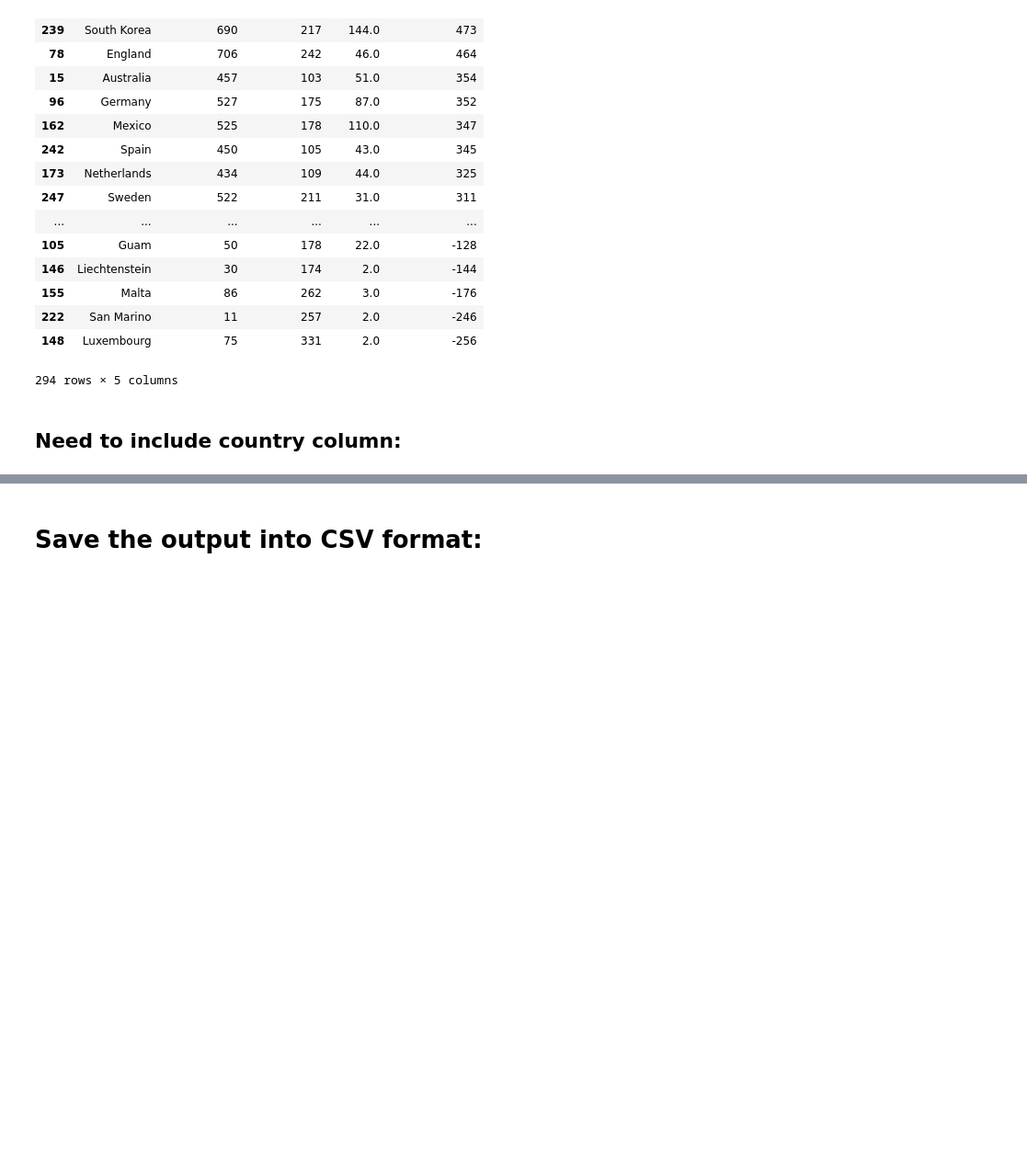
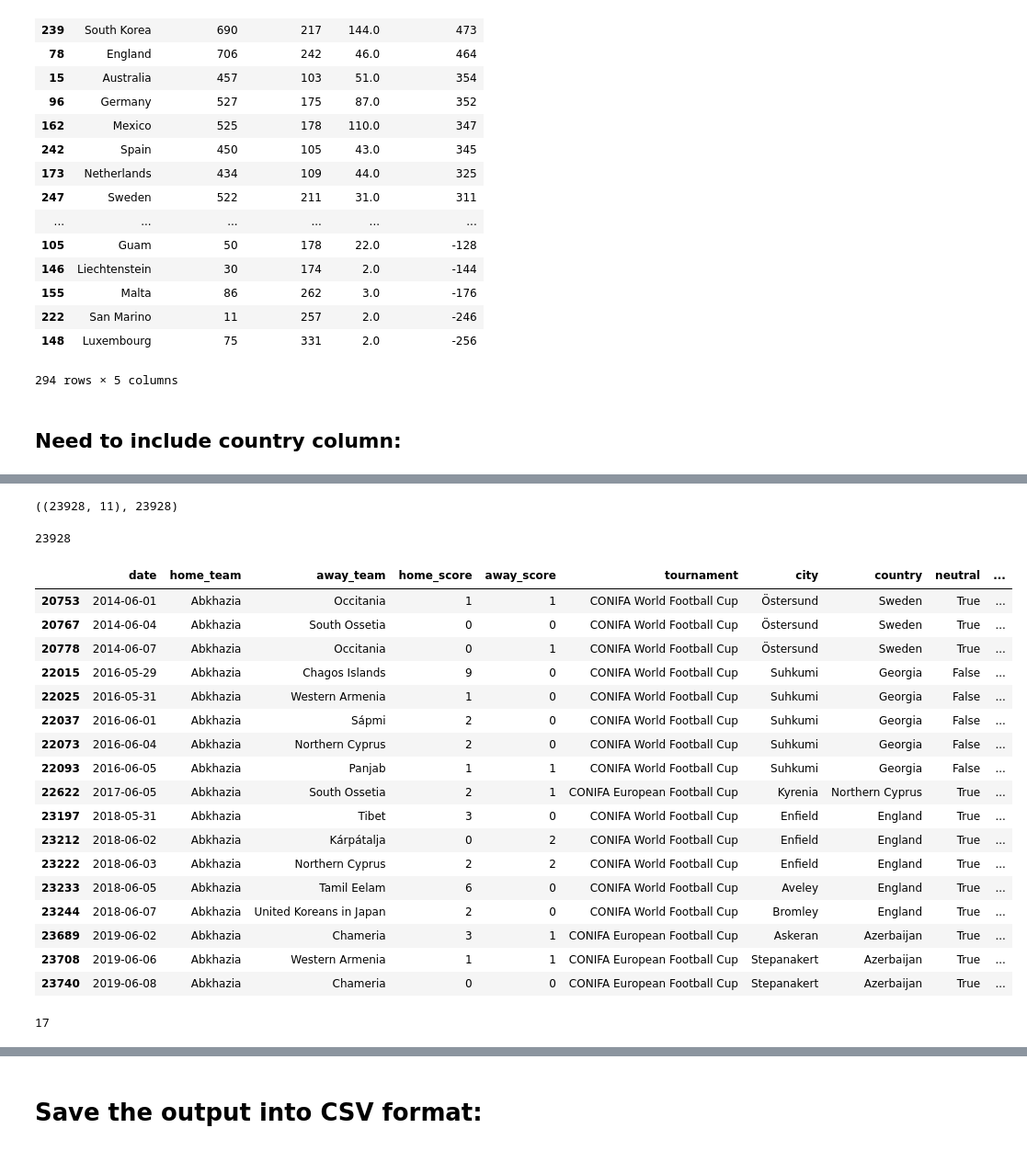
Before and after one commit to ylee9107/Visual-Analytics-Project-1---footballResults, a Jupyter notebook: Python files/Football_Task1.ipynb, the cells around one changed output, grey strips where cells are left out. Shown at 92% size. Drawn from its saved outputs; the diff is of its cells as text; code cells hidden in the pictures; blank space fills up the shorter version.

```diff
--- a/Python files/Football_Task1.ipynb
+++ b/Python files/Football_Task1.ipynb
@@ -512,0 +525,34 @@ data_football_grouped_sorted
+# %%
+data_football.shape, data_football.shape[0]
+# %% [output]
+((23928, 11), 23928)
+# %%
+totalMatches = data_football.shape[0]
+totalMatches
+# %% [output]
+23928
+# %%
+data_football[data_football['home_team'] == "Abkhazia"]
+# %% [output]
+|  | date | home_team | away_team | home_score | away_score | tournament | city | country | neutral | ... |
+| 20753 | 2014-06-01 | Abkhazia | Occitania | 1 | 1 | CONIFA World Football Cup | Östersund | Sweden | True | ... |
+| 20767 | 2014-06-04 | Abkhazia | South Ossetia | 0 | 0 | CONIFA World Football Cup | Östersund | Sweden | True | ... |
+| 20778 | 2014-06-07 | Abkhazia | Occitania | 0 | 1 | CONIFA World Football Cup | Östersund | Sweden | True | ... |
+| 22015 | 2016-05-29 | Abkhazia | Chagos Islands | 9 | 0 | CONIFA World Football Cup | Suhkumi | Georgia | False | ... |
+| 22025 | 2016-05-31 | Abkhazia | Western Armenia | 1 | 0 | CONIFA World Football Cup | Suhkumi | Georgia | False | ... |
+| 22037 | 2016-06-01 | Abkhazia | Sápmi | 2 | 0 | CONIFA World Football Cup | Suhkumi | Georgia | False | ... |
+| 22073 | 2016-06-04 | Abkhazia | Northern Cyprus | 2 | 0 | CONIFA World Football Cup | Suhkumi | Georgia | False | ... |
+| 22093 | 2016-06-05 | Abkhazia | Panjab | 1 | 1 | CONIFA World Football Cup | Suhkumi | Georgia | False | ... |
+| 22622 | 2017-06-05 | Abkhazia | South Ossetia | 2 | 1 | CONIFA European Football Cup | Kyrenia | Northern Cyprus | True | ... |
+| 23197 | 2018-05-31 | Abkhazia | Tibet | 3 | 0 | CONIFA World Football Cup | Enfield | England | True | ... |
+| 23212 | 2018-06-02 | Abkhazia | Kárpátalja | 0 | 2 | CONIFA World Football Cup | Enfield | England | True | ... |
+| 23222 | 2018-06-03 | Abkhazia | Northern Cyprus | 2 | 2 | CONIFA World Football Cup | Enfield | England | True | ... |
+| 23233 | 2018-06-05 | Abkhazia | Tamil Eelam | 6 | 0 | CONIFA World Football Cup | Aveley | England | True | ... |
+| 23244 | 2018-06-07 | Abkhazia | United Koreans in Japan | 2 | 0 | CONIFA World Football Cup | Bromley | England | True | ... |
+| 23689 | 2019-06-02 | Abkhazia | Chameria | 3 | 1 | CONIFA European Football Cup | Askeran | Azerbaijan | True | ... |
+| 23708 | 2019-06-06 | Abkhazia | Western Armenia | 1 | 1 | CONIFA European Football Cup | Stepanakert | Azerbaijan | True | ... |
+| 23740 | 2019-06-08 | Abkhazia | Chameria | 0 | 0 | CONIFA European Football Cup | Stepanakert | Azerbaijan | True | ... |
+# %%
+data_football[data_football['home_team'] == "Abkhazia"]['date'].count()
+# %% [output]
+17
```
Also changed, not shown: parts of 14 cells of this notebook.
